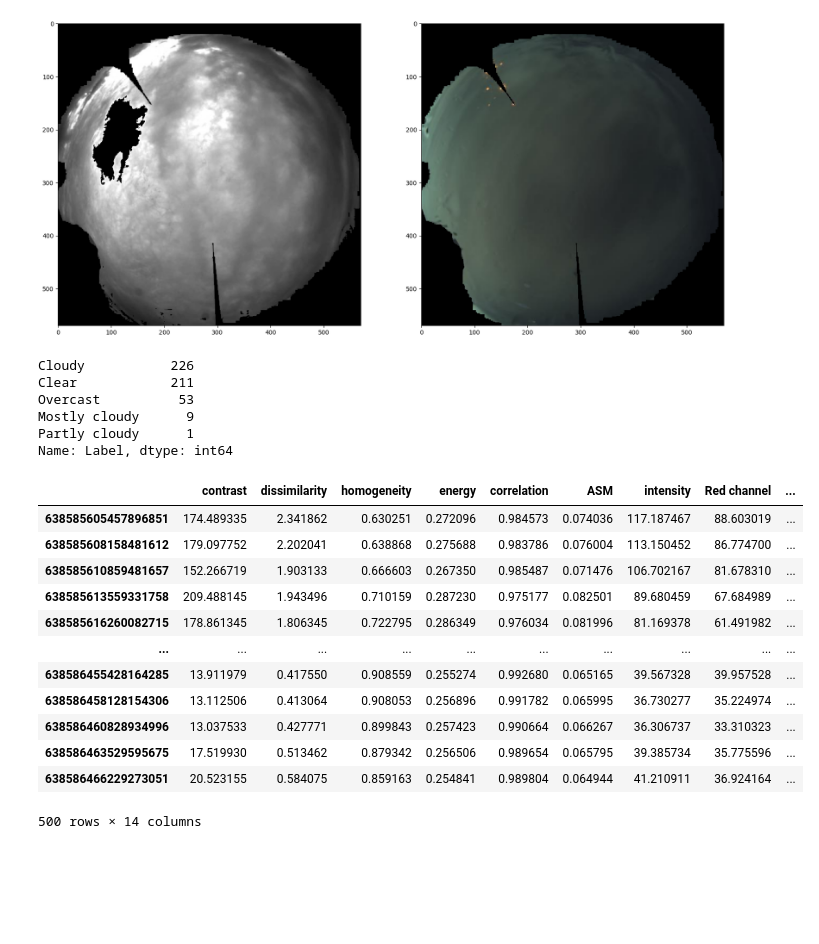
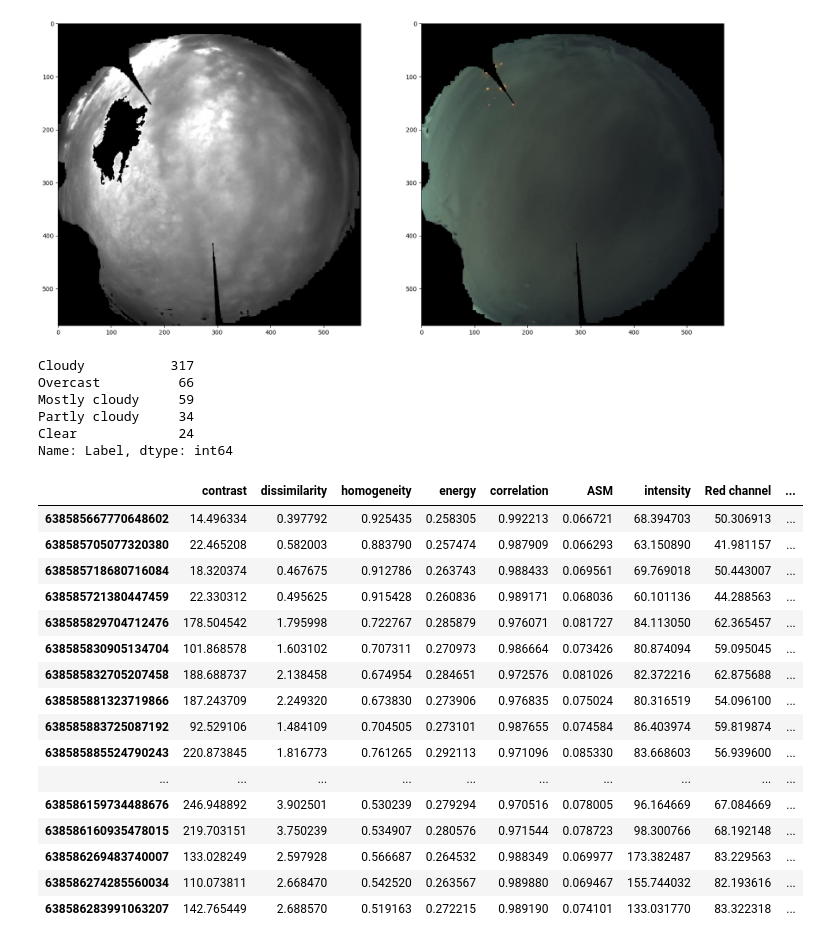
Before and after one commit to PrachayaKMITL/NARIT_internship_2024, a Jupyter notebook: Test_kernel/test.ipynb, the cells around one changed output. Saved outputs shown, nothing was run; the diff lists cells and outputs as text; code cells hidden in the pictures; blank space fills up the shorter version.

```diff
--- a/Test_kernel/test.ipynb
+++ b/Test_kernel/test.ipynb
@@ -187,7 +187,7 @@ X = scaled
 y = df['label']
 X_train,X_test,y_train,y_test = train_test_split(X,y,test_size=0.2,random_state=42)
 # %%
-knn = KNeighborsClassifier(n_neighbors=5,weights='uniform',algorithm='auto',metric='minkowski')
+knn = KNeighborsClassifier(n_neighbors=5,weights='distance',algorithm='auto',metric='minkowski')
 knn.fit(X_train,y_train)
 y_pred_knn = knn.predict(X_test)
 accuracy_score(y_test,y_pred_knn)
@@ -230,6 +234,7 @@ gray = [cv2.cvtColor(i,cv2.COLOR_RGB2GRAY) for i in images]
 glcm = preprocessData().computeGlcm(image=gray,distance=[int(1)],angle=[int(0)])
 test = preprocessData().getDataframe(properties,glcm,index=filename,intensity=value,statistical=statisical)
 scaler_predict = scaler.transform(test)
-prediction = knn.predict(scaler_predict)
-test["Label"] = prediction
-test["Cloud_ratio"] = [CloudCalculation().showCloudRatio(masked,mask,num) for num in enumerate(masked)]
+prediction = knn.predict_proba(scaler_predict)
+test["Prob"] = [prediction[num] for num in range(len(prediction))]
+test['Label'] = knn.predict(scaler_predict)
+test["Cloud_ratio"] = [preprocessData().showCloudRatio(masked,mask,num) for num,_ in enumerate(masked)]
@@ -265,25 +268,29 @@ plt.imshow(images[0])
 # %%
 pd.value_counts(test['Label'])
 # %% [output]
-Cloudy           226
-Clear            211
-Overcast          53
-Mostly cloudy      9
-Partly cloudy      1
+Cloudy           317
+Overcast          66
+Mostly cloudy     59
+Partly cloudy     34
+Clear             24
 Name: Label, dtype: int64
-# %%
-test
-# %% [output]
-|  | contrast | dissimilarity | homogeneity | energy | correlation | ASM | intensity | Red channel | ... |
-| 638585605457896851 | 174.489335 | 2.341862 | 0.630251 | 0.272096 | 0.984573 | 0.074036 | 117.187467 | 88.603019 | ... |
-| 638585608158481612 | 179.097752 | 2.202041 | 0.638868 | 0.275688 | 0.983786 | 0.076004 | 113.150452 | 86.774700 | ... |
-| 638585610859481657 | 152.266719 | 1.903133 | 0.666603 | 0.267350 | 0.985487 | 0.071476 | 106.702167 | 81.678310 | ... |
-| 638585613559331758 | 209.488145 | 1.943496 | 0.710159 | 0.287230 | 0.975177 | 0.082501 | 89.680459 | 67.684989 | ... |
-| 638585616260082715 | 178.861345 | 1.806345 | 0.722795 | 0.286349 | 0.976034 | 0.081996 | 81.169378 | 61.491982 | ... |
-| ... | ... | ... | ... | ... | ... | ... | ... | ... | ... |
-| 638586455428164285 | 13.911979 | 0.417550 | 0.908559 | 0.255274 | 0.992680 | 0.065165 | 39.567328 | 39.957528 | ... |
-| 638586458128154306 | 13.112506 | 0.413064 | 0.908053 | 0.256896 | 0.991782 | 0.065995 | 36.730277 | 35.224974 | ... |
-| 638586460828934996 | 13.037533 | 0.427771 | 0.899843 | 0.257423 | 0.990664 | 0.066267 | 36.306737 | 33.310323 | ... |
-| 638586463529595675 | 17.519930 | 0.513462 | 0.879342 | 0.256506 | 0.989654 | 0.065795 | 39.385734 | 35.775596 | ... |
-| 638586466229273051 | 20.523155 | 0.584075 | 0.859163 | 0.254841 | 0.989804 | 0.064944 | 41.210911 | 36.924164 | ... |
-500 rows × 14 columns
+# %%
+test[test['Label'] == 'Mostly cloudy']
+# %% [output]
+|  | contrast | dissimilarity | homogeneity | energy | correlation | ASM | intensity | Red channel | ... |
+| 638585667770648602 | 14.496334 | 0.397792 | 0.925435 | 0.258305 | 0.992213 | 0.066721 | 68.394703 | 50.306913 | ... |
+| 638585705077320380 | 22.465208 | 0.582003 | 0.883790 | 0.257474 | 0.987909 | 0.066293 | 63.150890 | 41.981157 | ... |
+| 638585718680716084 | 18.320374 | 0.467675 | 0.912786 | 0.263743 | 0.988433 | 0.069561 | 69.769018 | 50.443007 | ... |
+| 638585721380447459 | 22.330312 | 0.495625 | 0.915428 | 0.260836 | 0.989171 | 0.068036 | 60.101136 | 44.288563 | ... |
+| 638585829704712476 | 178.504542 | 1.795998 | 0.722767 | 0.285879 | 0.976071 | 0.081727 | 84.113050 | 62.365457 | ... |
+| 638585830905134704 | 101.868578 | 1.603102 | 0.707311 | 0.270973 | 0.986664 | 0.073426 | 80.874094 | 59.095045 | ... |
+| 638585832705207458 | 188.688737 | 2.138458 | 0.674954 | 0.284651 | 0.972576 | 0.081026 | 82.372216 | 62.875688 | ... |
+| 638585881323719866 | 187.243709 | 2.249320 | 0.673830 | 0.273906 | 0.976835 | 0.075024 | 80.316519 | 54.096100 | ... |
+| 638585883725087192 | 92.529106 | 1.484109 | 0.704505 | 0.273101 | 0.987655 | 0.074584 | 86.403974 | 59.819874 | ... |
+| 638585885524790243 | 220.873845 | 1.816773 | 0.761265 | 0.292113 | 0.971096 | 0.085330 | 83.668603 | 56.939600 | ... |
+| ... | ... | ... | ... | ... | ... | ... | ... | ... | ... |
+| 638586159734488676 | 246.948892 | 3.902501 | 0.530239 | 0.279294 | 0.970516 | 0.078005 | 96.164669 | 67.084669 | ... |
+| 638586160935478015 | 219.703151 | 3.750239 | 0.534907 | 0.280576 | 0.971544 | 0.078723 | 98.300766 | 68.192148 | ... |
+| 638586269483740007 | 133.028249 | 2.597928 | 0.566687 | 0.264532 | 0.988349 | 0.069977 | 173.382487 | 83.229563 | ... |
+| 638586274285560034 | 110.073811 | 2.668470 | 0.542520 | 0.263567 | 0.989880 | 0.069467 | 155.744032 | 82.193616 | ... |
+| 638586283991063207 | 142.765449 | 2.688570 | 0.519163 | 0.272215 | 0.989190 | 0.074101 | 133.031770 | 83.322318 | ... |
```
Also changed, not shown: parts of 5 cells of this notebook, 1 other file.
